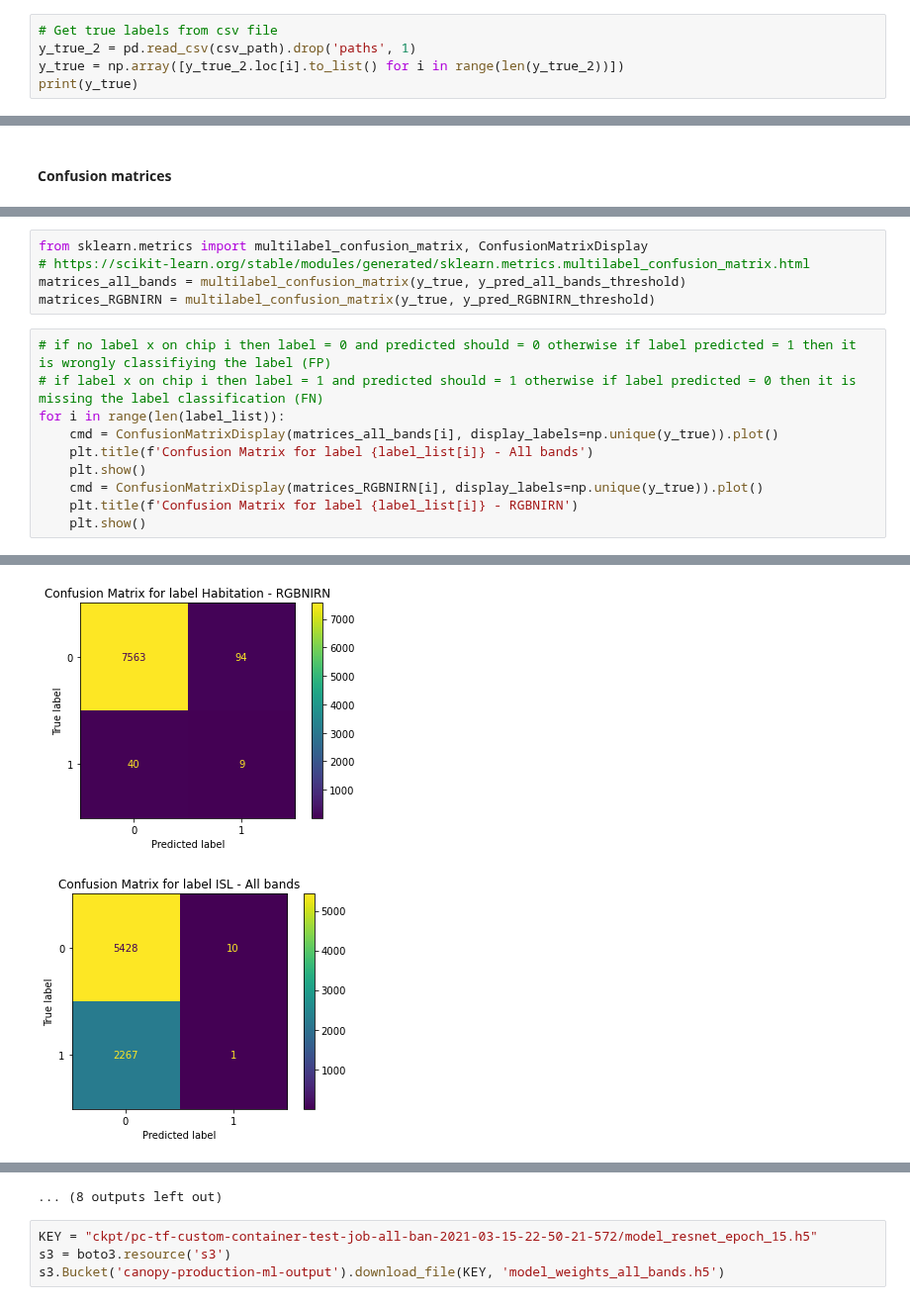
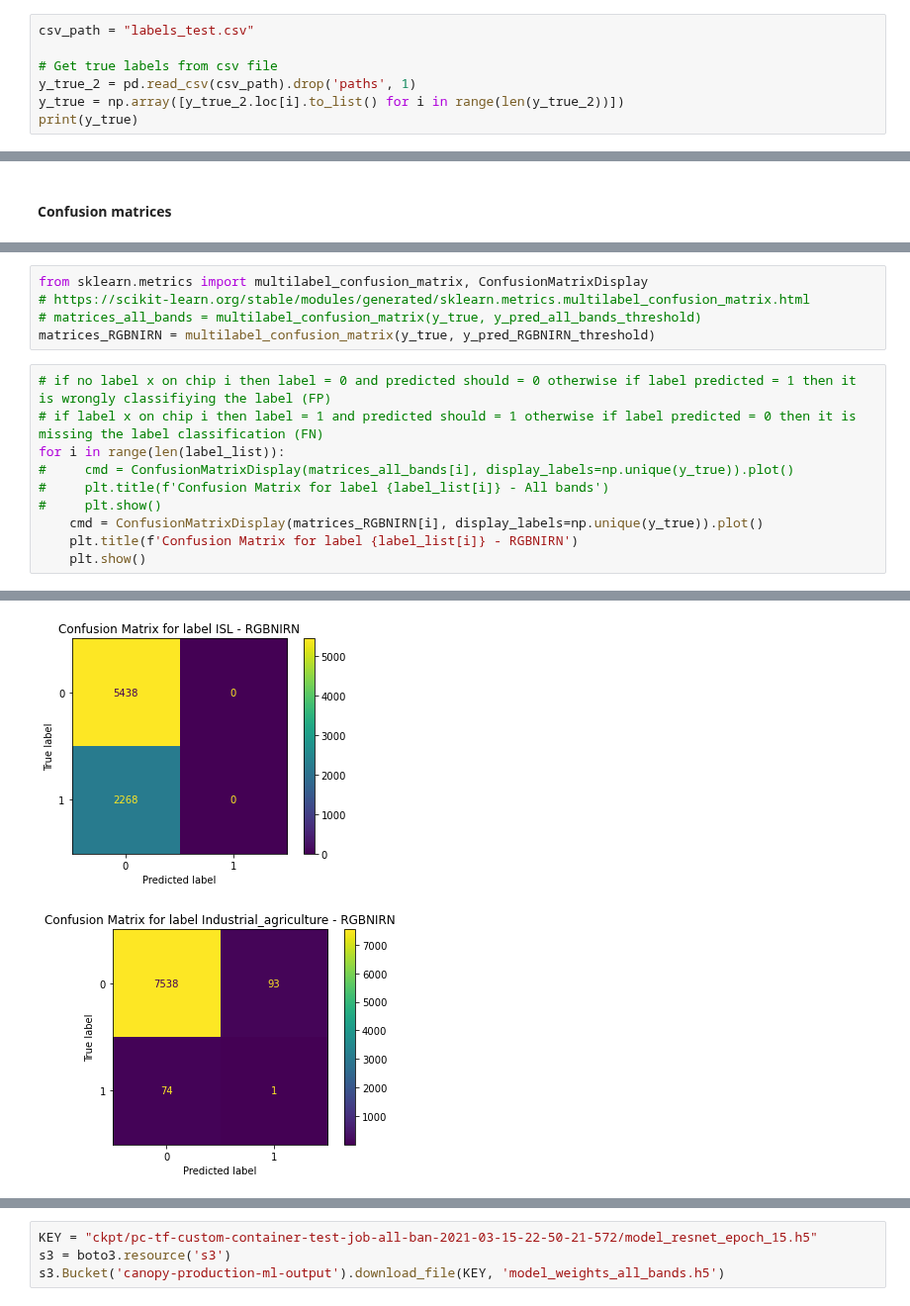
Before and after one commit to Project-Canopy/cb_feature_detection, a Jupyter notebook: model-development/evaluation_Zhenya_epoch_4.ipynb, the cells around one changed output, grey strips where cells are left out. Shown at 99% size. Saved outputs shown, nothing was run; the diff lists cells and outputs as text.

```diff
--- a/model-development/evaluation_Zhenya_epoch_4.ipynb
+++ b/model-development/evaluation_Zhenya_epoch_4.ipynb
@@ -220,4 +230,6 @@ print(y_pred_RGBNIRN[0])
 # %%
+csv_path = "labels_test.csv"
+
 # Get true labels from csv file
 y_true_2 = pd.read_csv(csv_path).drop('paths', 1)
 y_true = np.array([y_true_2.loc[i].to_list() for i in range(len(y_true_2))])
@@ -263,15 +275,15 @@ array([[0, 0, 0, ..., 0, 1, 0],
 # %%
 from sklearn.metrics import multilabel_confusion_matrix, ConfusionMatrixDisplay
 # https://scikit-learn.org/stable/modules/generated/sklearn.metrics.multilabel_confusion_matrix.html
-matrices_all_bands = multilabel_confusion_matrix(y_true, y_pred_all_bands_threshold)
+# matrices_all_bands = multilabel_confusion_matrix(y_true, y_pred_all_bands_threshold)
 matrices_RGBNIRN = multilabel_confusion_matrix(y_true, y_pred_RGBNIRN_threshold)
 # %%
 # if no label x on chip i then label = 0 and predicted should = 0 otherwise if label predicted = 1 then it is wrongly classifiying the label (FP)
 # if label x on chip i then label = 1 and predicted should = 1 otherwise if label predicted = 0 then it is missing the label classification (FN)
 for i in range(len(label_list)):
-    cmd = ConfusionMatrixDisplay(matrices_all_bands[i], display_labels=np.unique(y_true)).plot()
-    plt.title(f'Confusion Matrix for label {label_list[i]} - All bands')
-    plt.show()
+#     cmd = ConfusionMatrixDisplay(matrices_all_bands[i], display_labels=np.unique(y_true)).plot()
+#     plt.title(f'Confusion Matrix for label {label_list[i]} - All bands')
+#     plt.show()
     cmd = ConfusionMatrixDisplay(matrices_RGBNIRN[i], display_labels=np.unique(y_true)).plot()
     plt.title(f'Confusion Matrix for label {label_list[i]} - RGBNIRN')
     plt.show()
@@ -280,2 +292,2 @@ for i in range(len(label_list)):
-[figure, old version]
+[figure, new version]
-[figure, old version]
+[figure, new version]
@@ -291,4 +301,3 @@ for i in range(len(label_list)):
-... (8 outputs left out)
 # %%
 KEY = "ckpt/pc-tf-custom-container-test-job-all-ban-2021-03-15-22-50-21-572/model_resnet_epoch_15.h5"
 s3 = boto3.resource('s3')
```
Also changed, not shown: parts of 17 cells of this notebook, 7 other files.
